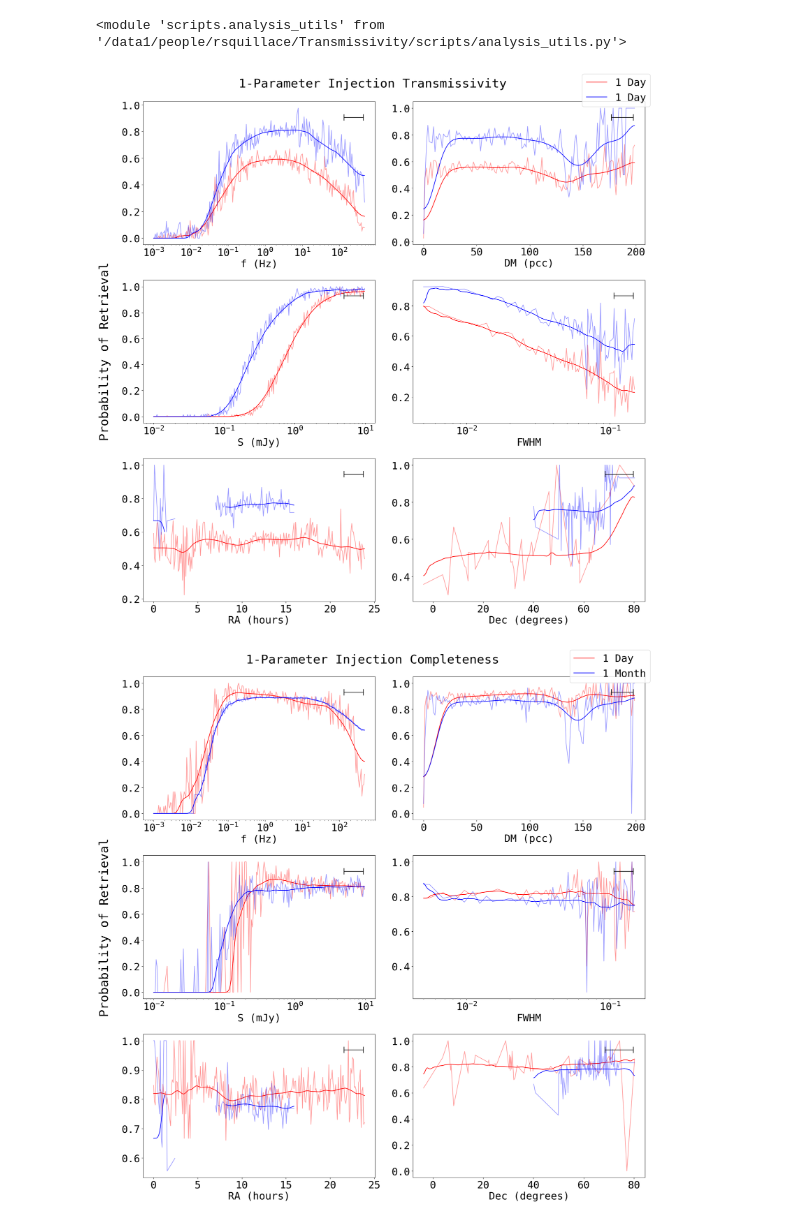
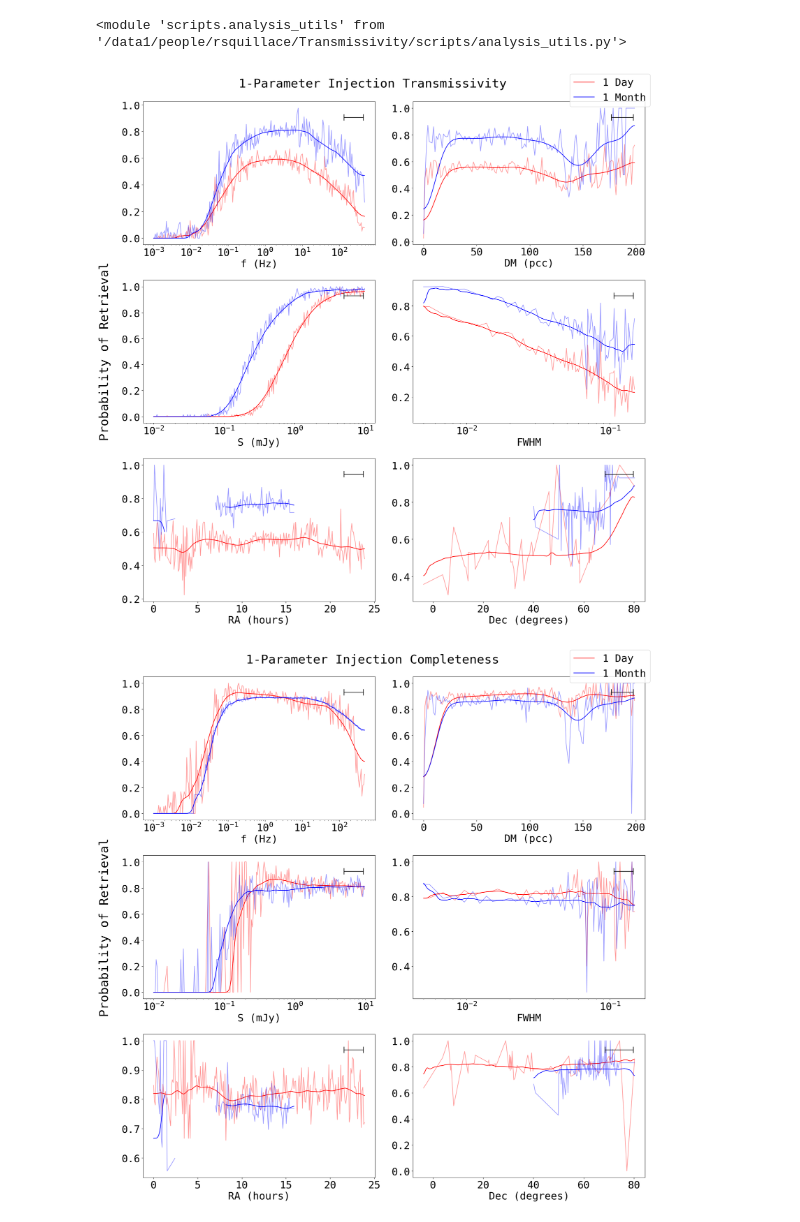
Before and after one commit to chime-sps/Transmissivity, a Jupyter notebook: results/injection_analysis_1d.ipynb, the cells around one changed output. Cells and saved outputs as stored; diff of their text form; code cells hidden in the pictures.

```diff
--- a/results/injection_analysis_1d.ipynb
+++ b/results/injection_analysis_1d.ipynb
@@ -516,7 +516,7 @@ ax[0].plot(f_bins[:-1], gaussian_filter(f_sens_smooth, 3), color='red',
            label='1 Day')
 ax[0].plot(f_bins[:-1], f_sens, alpha=0.4, color='red')
 ax[0].plot(f_bins[:-1], gaussian_filter(f_sens_smooth_30, 3), color='blue',
-           label='1 Day')
+           label='1 Month')
 ax[0].plot(f_bins[:-1], f_sens_30, alpha=0.4, color='blue')
 ax[0].set_xscale('log')
 ax[0].set_xlabel('f (Hz)')
@@ -557,34 +557,34 @@ RA_nanmask = (RA_bins[:-1] > 2.5*15) & (RA_bins[:-1] < 7*15)
 RA_sens_smooth_30[RA_nanmask] = np.nan
 RA_sens_30[RA_nanmask] = np.nan
 ax[4].plot(RA_bins[:-1] / 15, gaussian_filter(RA_sens_smooth, 3), color='red')
 ax[4].plot(RA_bins[:-1] / 15, RA_sens, alpha=0.4, color='red')
 ax[4].plot(RA_bins[:-1][RA_mask] / 15, gaussian_filter(RA_sens_smooth_30[RA_mask], 3), color='blue')
 ax[4].plot(RA_bins[:-1][RA_mask] / 15, RA_sens_30[RA_mask], alpha=0.4, color='blue')
 # ax[3].plot(RA_bins[:-1], gaussian_filter(RA_comp_smooth, 3), color='blue')
 # ax[3].plot(RA_bins[:-1], RA_comp, alpha=0.4, color='blue')
 ax[4].set_xlabel('RA (hours)')
 au.add_crosshair(ax[4], RA_bins, np.sqrt(RA_dev**2 + 3**2))
 
 Dec_mask = Dec_bins[:-1] > 40
 ax[5].plot(Dec_bins[:-1], gaussian_filter(Dec_sens_smooth, 5), color='red')
 ax[5].plot(Dec_bins[:-1], Dec_sens, alpha=0.4, color='red')
 ax[5].plot(Dec_bins[:-1][Dec_mask], gaussian_filter(Dec_sens_smooth_30[Dec_mask], 5), color='blue')
 ax[5].plot(Dec_bins[:-1][Dec_mask], Dec_sens_30[Dec_mask], alpha=0.4, color='blue')
 # ax[3].plot(Dec_bins[:-1], gaussian_filter(Dec_comp_smooth, 3), color='blue')
 # ax[3].plot(Dec_bins[:-1], Dec_comp, alpha=0.4, color='blue')
 ax[5].set_xlabel('Dec (degrees)')
 au.add_crosshair(ax[5], Dec_bins, np.sqrt(Dec_dev**2 + 5**2))
 
 fig.suptitle('1-Parameter Injection Transmissivity')
 fig.supylabel('Probability of Retrieval')
 #fig.legend()
 handles, labels = ax[0].get_legend_handles_labels()
 fig.legend()
 # fig.legend(handles, labels, title='Harmonics Counted', loc='upper right',
 #            bbox_to_anchor=(1.0, 1.0), bbox_transform=fig.transFigure)
 plt.tight_layout()
 # %% [output]
-[figure, old version]
+[figure, new version]
 # %%
 fig, ax = plt.subplots(3, 2, figsize=(20, 20), layout = 'constrained')
 ax = ax.flatten()
```
